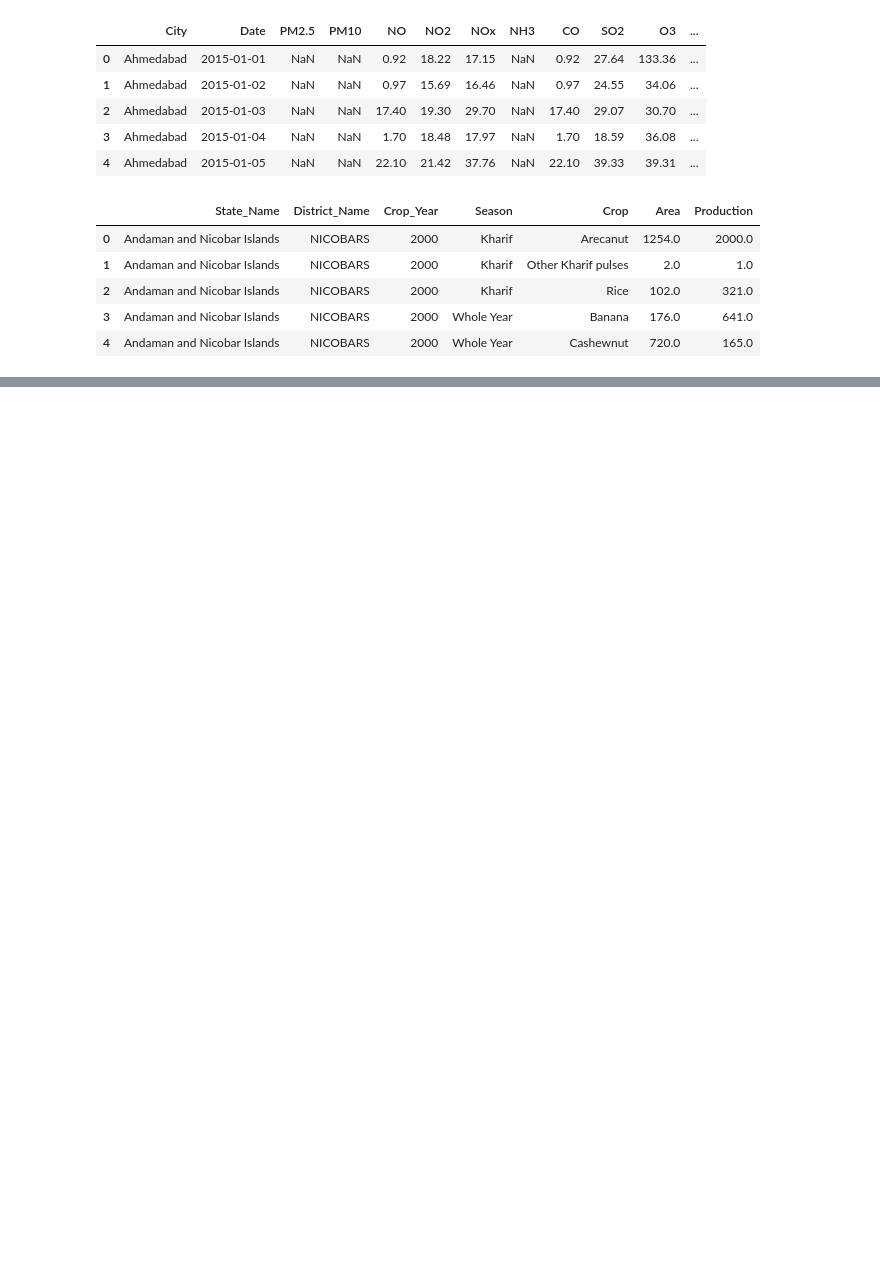
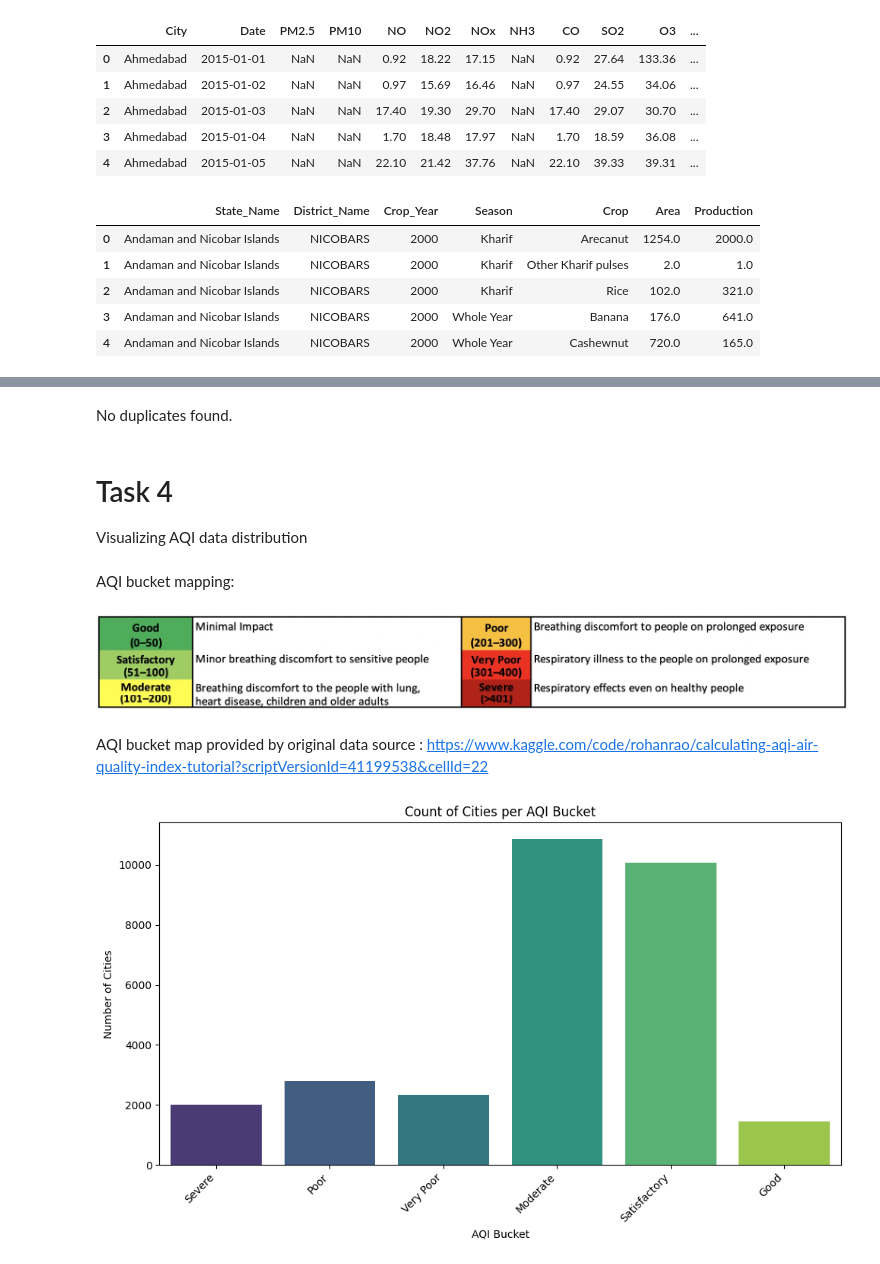
Before and after one commit to aadzy/ML-lab-2547201, a Jupyter notebook: Lab1.ipynb, the cells around one changed output, grey strips where cells are left out. Cells and saved outputs as stored; diff of their text form; code cells hidden in the pictures; blank space fills up the shorter version.

```diff
--- a/Lab1.ipynb
+++ b/Lab1.ipynb
@@ -4,8 +4,8 @@
 import pandas as pd
 import numpy as np
 
-city = pd.read_csv('/content/city_day.csv')
-crop = pd.read_csv('/content/crop_production.csv')
+city = pd.read_csv('/content/drive/MyDrive/ML Datasets/Lab 1/city_day.csv')
+crop = pd.read_csv('/content/drive/MyDrive/ML Datasets/Lab 1/crop_production.csv')
 
 
 
@@ -28,0 +235,4 @@ crop.head()
+# %%
+city_cleaned['City'] = city_cleaned['City'].astype(str).str.strip()
+crop_cleaned['State_Name'] = crop_cleaned['State_Name'].astype(str).str.strip()
+#Trims all empty spaces
@@ -28,0 +261,33 @@ crop.head()
+# %% [markdown]
+No duplicates found.
+# %% [markdown]
+# Task 4
+
+Visualizing AQI data distribution
+# %% [markdown]
+AQI bucket mapping:
+# %% [markdown]
+![WhatsApp Image 2026-06-09 at 10.47.02 AM.jpeg](embedded-picture-1)
+# %% [markdown]
+AQI bucket map provided by original data source : https://www.kaggle.com/code/rohanrao/calculating-aqi-air-quality-index-tutorial?scriptVersionId=41199538&cellId=22
+# %%
+import matplotlib.pyplot as plt
+import seaborn as sns
+
+aqi_bucket_counts = city_cleaned['AQI_Bucket'].value_counts()
+
+# Define the desired order for AQI Buckets
+AQIbuck = city_cleaned['AQI_Bucket'].unique()
+# Reindex aqi_bucket_counts according to AQIbuck to ensure desired order
+aqi_bucket_counts = aqi_bucket_counts.reindex(AQIbuck)
+
+plt.figure(figsize=(10, 6))
+sns.barplot(x=aqi_bucket_counts.index, y=aqi_bucket_counts.values, palette='viridis', hue=aqi_bucket_counts.index, legend=False)
+plt.title('Count of Cities per AQI Bucket')
+plt.xlabel('AQI Bucket')
+plt.ylabel('Number of Cities')
+plt.xticks(rotation=45, ha='right')
+plt.tight_layout()
+plt.show()
+# %% [output]
+[figure, added]
```
Also changed, not shown: parts of 25 cells of this notebook.
